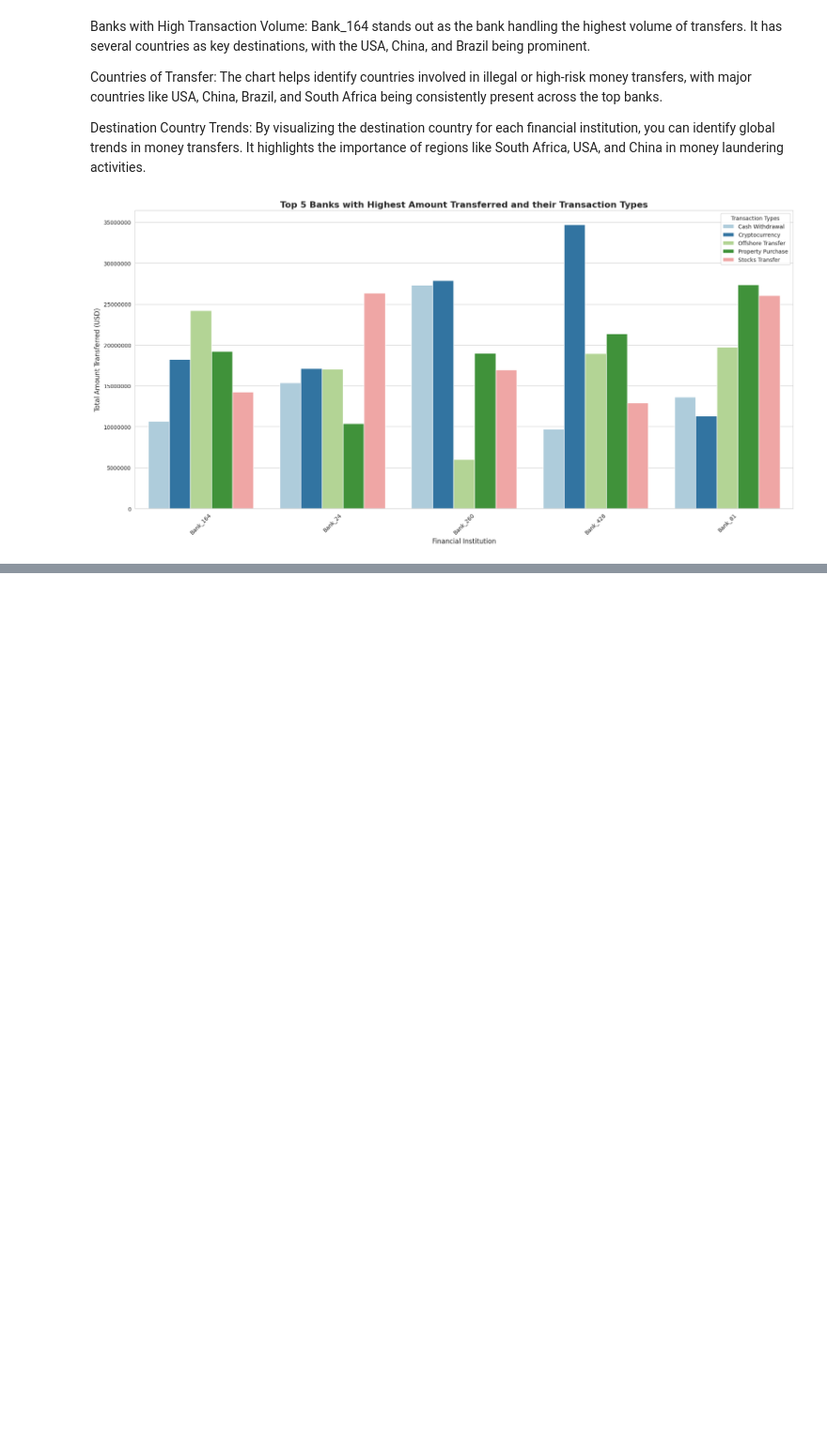
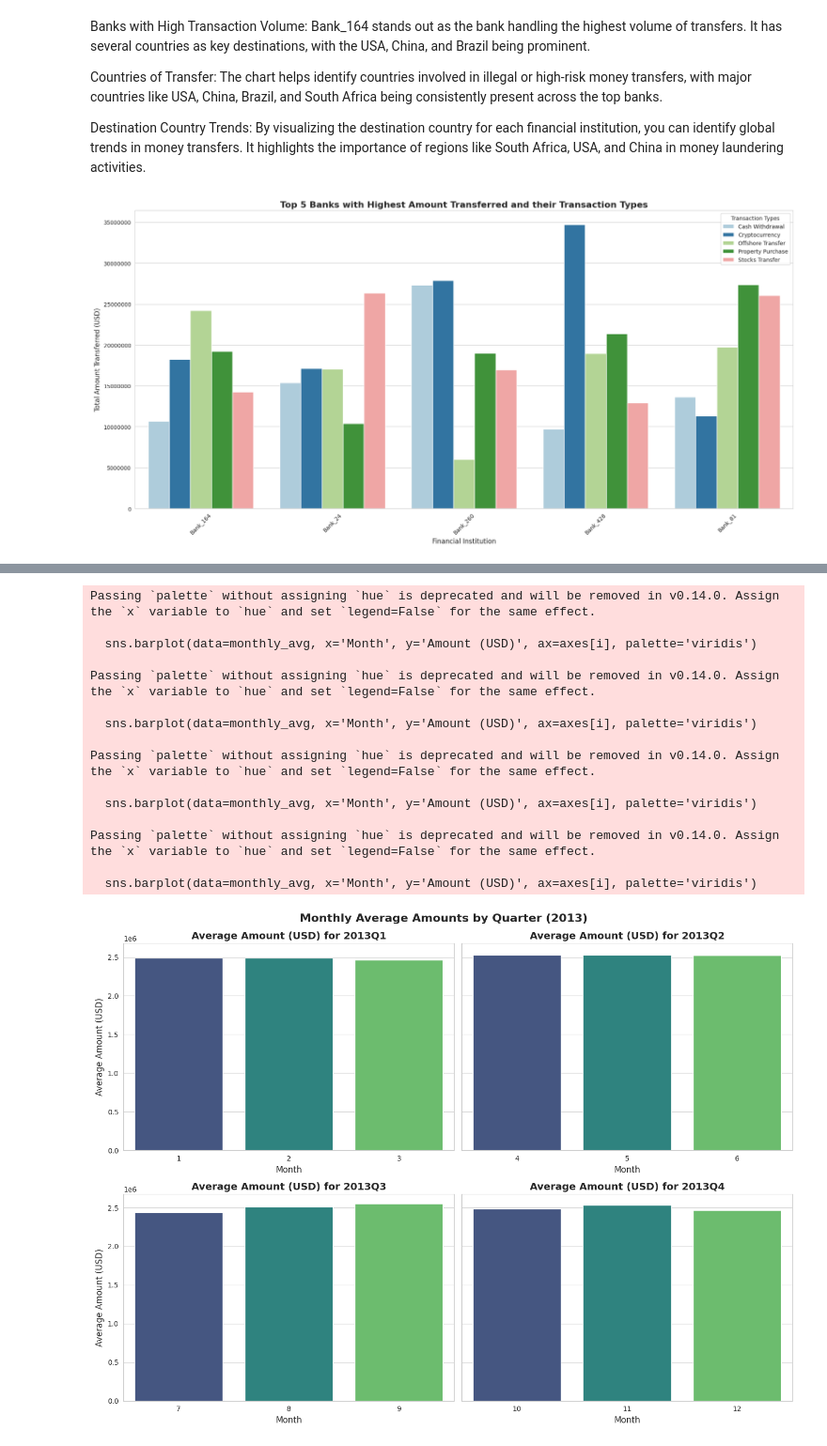
Before and after one commit to muhammadahmed73/Final-Project, a Jupyter notebook: 22031216_UOH_Final_Project.ipynb, the cells around one changed output, grey strips where cells are left out. Shown at 94% size. Saved outputs shown, nothing was run; the diff lists cells and outputs as text; code cells hidden in the pictures; blank space fills up the shorter version.

```diff
--- a/22031216_UOH_Final_Project.ipynb
+++ b/22031216_UOH_Final_Project.ipynb
@@ -515,0 +524,54 @@ plt.show()
+# %%
+# Convert 'Date of Transaction' to datetime
+df['Date of Transaction'] = pd.to_datetime(df['Date of Transaction'])
+
+# Add a column for the month and quarter
+df['Month'] = df['Date of Transaction'].dt.month
+df['Quarter'] = df['Date of Transaction'].dt.to_period('Q')
+
+# Create a figure with subplots for each quarter
+fig, axes = plt.subplots(2, 2, figsize=(14, 10), sharey=True)
+axes = axes.flatten()  # Flatten to easily access each subplot
+
+# Define quarters for labeling
+quarters = ['2013Q1', '2013Q2', '2013Q3', '2013Q4']
+
+for i, quarter in enumerate(quarters):
+    # Filter data for each quarter
+    quarter_data = df[df['Quarter'] == quarter]
+
+    # Calculate monthly averages for each month in the quarter
+    monthly_avg = quarter_data.groupby(['Month'])['Amount (USD)'].mean().reset_index()
+
+    # Create the plot for the quarter
+    sns.barplot(data=monthly_avg, x='Month', y='Amount (USD)', ax=axes[i], palette='viridis')
+
+    # Plot aesthetics
+    axes[i].set_title(f'Average Amount (USD) for {quarter}', fontsize=14, weight='bold')
+    axes[i].set_xlabel('Month', fontsize=12)
+    axes[i].set_ylabel('Average Amount (USD)', fontsize=12)
+    # axes[i].set_xticks(range(1, 13))  # Set x-ticks to represent months
+    # axes[i].set_xticklabels(['Jan', 'Feb', 'Mar', 'Apr', 'May', 'Jun', 'Jul', 'Aug', 'Sep', 'Oct', 'Nov', 'Dec'], rotation=45)
+    # axes[i].tick_params(axis='x', rotation=45)
+
+# Adjust layout
+plt.tight_layout()
+plt.suptitle('Monthly Average Amounts by Quarter (2013)', fontsize=16, weight='bold', y=1.02)
+plt.show()
+# %% [output]
+Passing `palette` without assigning `hue` is deprecated and will be removed in v0.14.0. Assign the `x` variable to `hue` and set `legend=False` for the same effect.
+
+  sns.barplot(data=monthly_avg, x='Month', y='Amount (USD)', ax=axes[i], palette='viridis')
+
+Passing `palette` without assigning `hue` is deprecated and will be removed in v0.14.0. Assign the `x` variable to `hue` and set `legend=False` for the same effect.
+
+  sns.barplot(data=monthly_avg, x='Month', y='Amount (USD)', ax=axes[i], palette='viridis')
+
+Passing `palette` without assigning `hue` is deprecated and will be removed in v0.14.0. Assign the `x` variable to `hue` and set `legend=False` for the same effect.
+
+  sns.barplot(data=monthly_avg, x='Month', y='Amount (USD)', ax=axes[i], palette='viridis')
+
+Passing `palette` without assigning `hue` is deprecated and will be removed in v0.14.0. Assign the `x` variable to `hue` and set `legend=False` for the same effect.
+
+  sns.barplot(data=monthly_avg, x='Month', y='Amount (USD)', ax=axes[i], palette='viridis')
+[figure, added]
```
Also changed, not shown: parts of 50 cells of this notebook.
